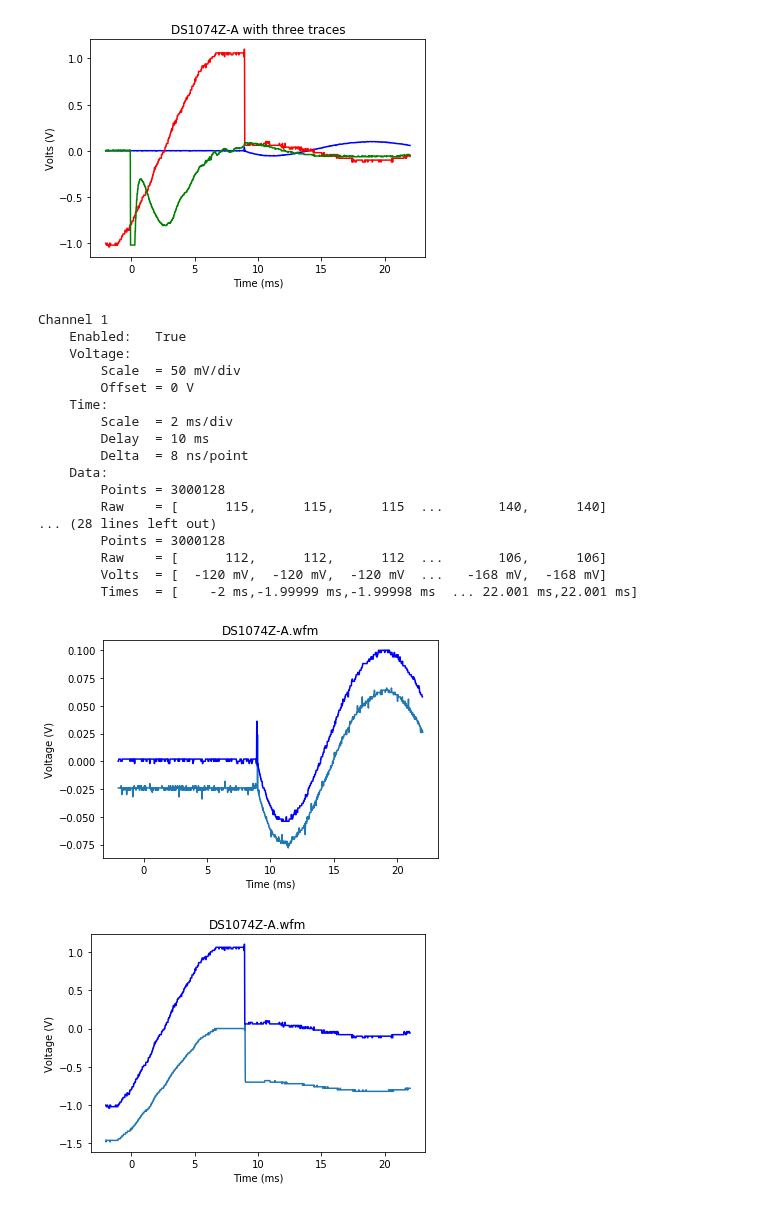
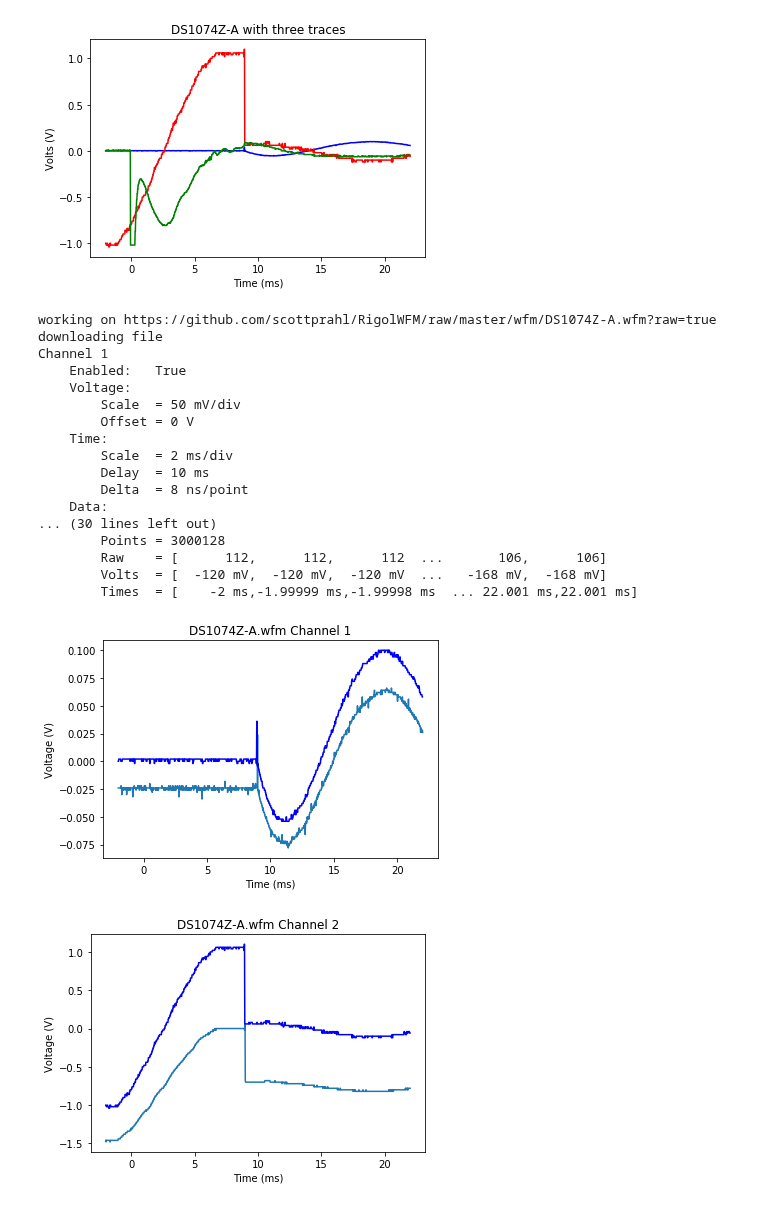
Before and after one commit to scottprahl/RigolWFM, a Jupyter notebook: doc/1-DS1000Z-Waveforms.ipynb, the cells around one changed output. Cells and saved outputs as stored; diff of their text form; code cells hidden in the pictures.

```diff
--- a/doc/1-DS1000Z-Waveforms.ipynb
+++ b/doc/1-DS1000Z-Waveforms.ipynb
@@ -141,8 +145,9 @@ This `.wfm` file has an accompanying `.csv` file.  The difference between these
 # %% [markdown]
 Here we just validate that the `.csv` file has the same values
 # %%
-filename = '/Users/prahl/Documents/Code/git/RigolWFM/wfm/DS1074Z-A.csv'
-csv_data = np.genfromtxt(filename, delimiter=',', skip_header=2)
+csv_filename = "https://github.com/scottprahl/RigolWFM/raw/master/wfm/DS1074Z-A.csv"
+
+csv_data = np.genfromtxt(csv_filename, delimiter=',', skip_header=2)
 csv_length = len(csv_data.T[0])
 
 # these are from the second line of the .csv file
@@ -163,12 +168,15 @@ plt.show()
 # %% [output]
 [figure]
 # %%
-filename = "/Users/prahl/Documents/Code/git/RigolWFM/wfm/DS1074Z-A.wfm"
-channels = wfme.parse(filename,kind='1000Z')
+wfm_filename = "https://github.com/scottprahl/RigolWFM/raw/master/wfm/DS1074Z-A.wfm" + "?raw=true"
+
+channels = wfme.read_and_parse_file(wfm_filename, kind='1000Z')
 
 for ch in channels:
     print(ch)
 # %% [output]
+working on https://github.com/scottprahl/RigolWFM/raw/master/wfm/DS1074Z-A.wfm?raw=true
+downloading file
 Channel 1
     Enabled:   True
     Voltage:
@@ -179,33 +187,31 @@ Channel 1
         Delay  = 10 ms
         Delta  = 8 ns/point
     Data:
-        Points = 3000128
-        Raw    = [      115,      115,      115  ...       140,      140]
-... (28 lines left out)
+... (30 lines left out)
         Points = 3000128
         Raw    = [      112,      112,      112  ...       106,      106]
         Volts  = [  -120 mV,  -120 mV,  -120 mV  ...   -168 mV,  -168 mV]
         Times  = [    -2 ms,-1.99999 ms,-1.99998 ms  ... 22.001 ms,22.001 ms]
 # %%
-plt.plot(channel[0].times[::2500]*1000, channel[0].volts[::2500])
+plt.plot(channels[0].times[::2500]*1000, channels[0].volts[::2500])
 plt.plot(csv_times*1000, csv_data.T[1],color='blue')
 
 plt.xlabel("Time (ms)")
 plt.ylabel("Voltage (V)")
 
-plt.title("DS1074Z-A.wfm")
+plt.title("DS1074Z-A.wfm Channel 1")
 plt.show()
 # %% [output]
-[figure, old version]
+[figure, new version]
 # %%
-plt.plot(channel[1].times[::2500]*1000, channel[1].volts[::2500])
+plt.plot(channels[1].times[::2500]*1000, channels[1].volts[::2500])
 plt.plot(csv_times*1000, csv_data.T[2],color='blue')
 
 plt.xlabel("Time (ms)")
 plt.ylabel("Voltage (V)")
 
-plt.title("DS1074Z-A.wfm")
+plt.title("DS1074Z-A.wfm Channel 2")
 plt.show()
 # %% [output]
-[figure, old version]
+[figure, new version]
 # %%
```
Also changed, not shown: parts of 10 cells of this notebook, 4 other files.
